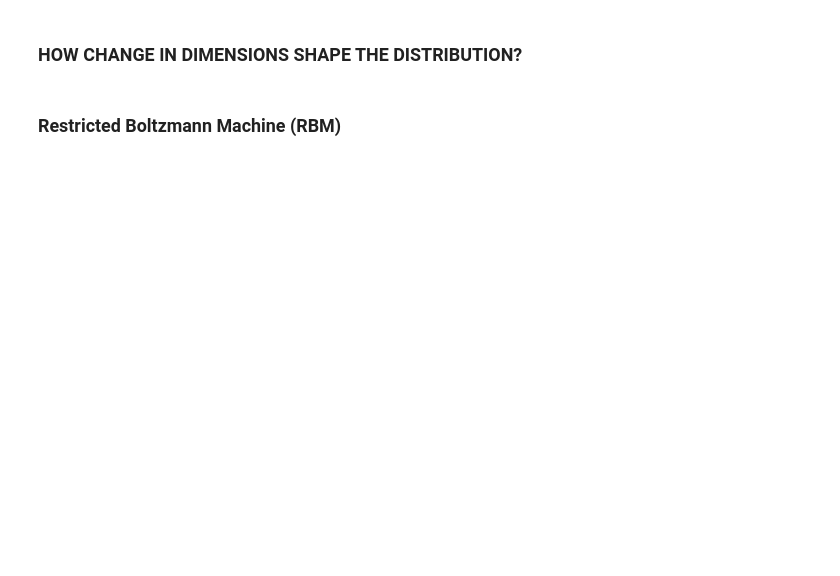
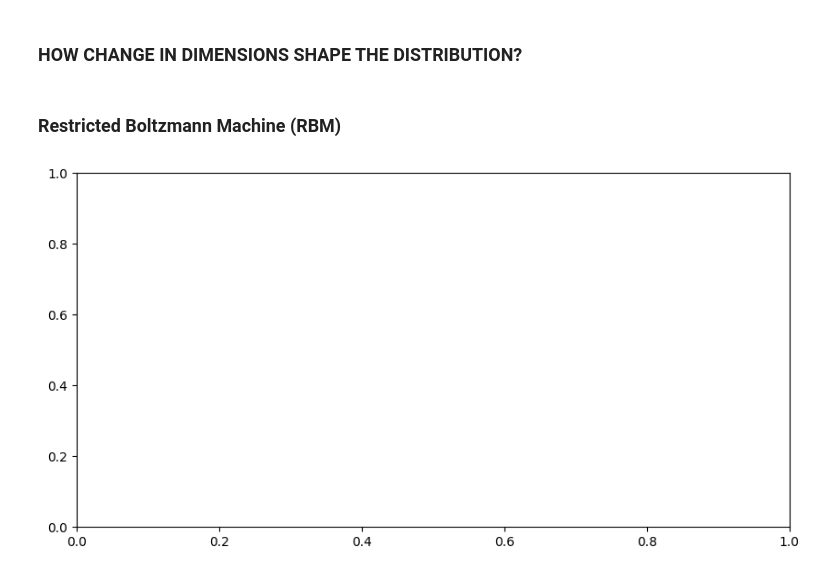
Before and after one commit to Yelyzaveta0/boltzmann, a Jupyter notebook: visualization.ipynb, the cells around one changed output. Cells and saved outputs as stored; diff of their text form; code cells hidden in the pictures; blank space fills up the shorter version.

```diff
--- a/visualization.ipynb
+++ b/visualization.ipynb
@@ -141,0 +163,4 @@ h = np.random.randint(0,2,n_hidden)
+# %%
+fig,ax = plt.subplots(figsize=(10,5))
+# %% [output]
+[figure, added]
```
Also changed, not shown: parts of 6 cells of this notebook, 2 other files.
